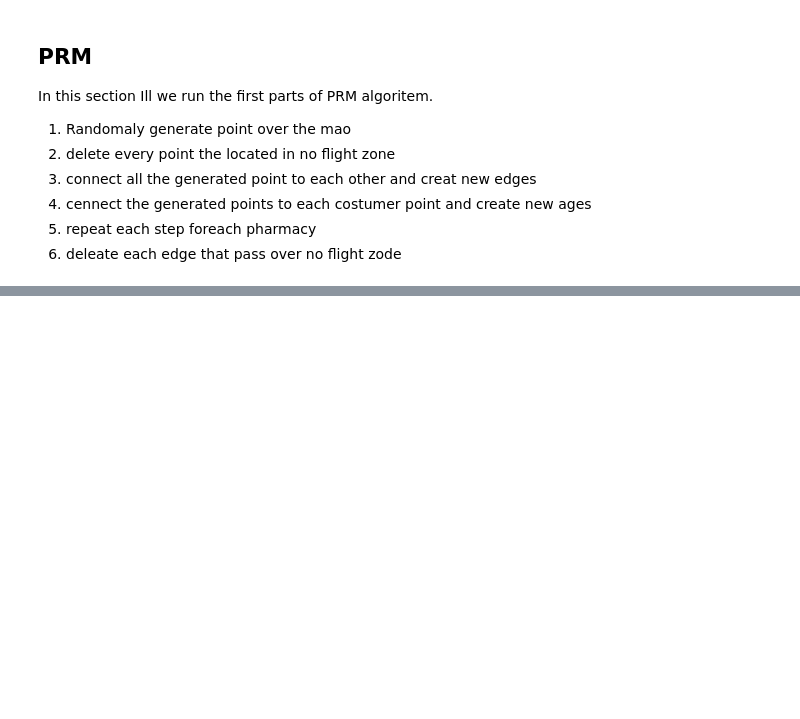
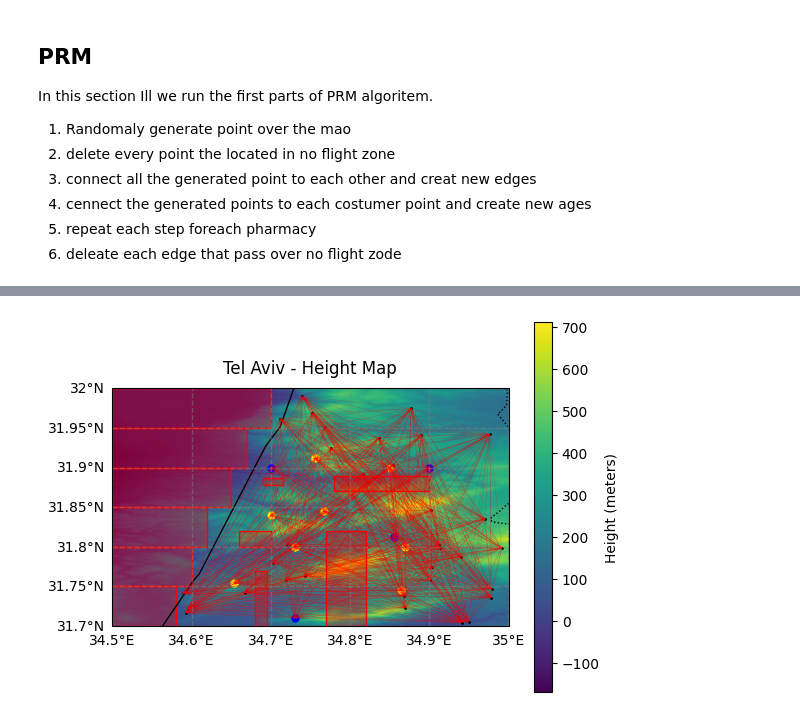
Before and after one commit to CatsPoo/Nevigation_Algorithems_Project, a Jupyter notebook: project.ipynb, the cells around one changed output, grey strips where cells are left out. Saved outputs shown, nothing was run; the diff lists cells and outputs as text; code cells hidden in the pictures; blank space fills up the shorter version.

Commit message:
connect between dots to themself

```diff
--- a/project.ipynb
+++ b/project.ipynb
@@ -108,0 +142,23 @@ cropped_map.print()
+# %%
+def connect_edges_between_points(points: list[Point],color,thickness = 0.5) -> list[Edge]:
+    edges: list[Edge] = []
+    for p1 in points:
+        for p2 in points:
+            if p1 == p2: pass
+            edges.append(Edge(p1,p2,color,thickness))
+    return edges
+
+def connect_doual_side(points1:list[Point],points2:list[Point],color):
+    edges_list :list[Edge] = []
+    for point in points1:
+        new_list:list[Point] =[]
+        new_list.append(point)
+        new_list.extend(points2)
+        edges_list.extend(connect_edges_between_points(new_list))
+    return edges_list
+# %%
+edges_list:list[Edge] = connect_edges_between_points(cropped_map.marked_graph.points,'red',0.05)
+cropped_map.marked_graph.add_adges(edges_list)
+# %%
+cropped_map.print()
+# %% [output]
@@ -108,0 +166 @@ cropped_map.print()
+[figure, added]
```
Also changed, not shown: parts of 15 cells of this notebook, 2 other files.
